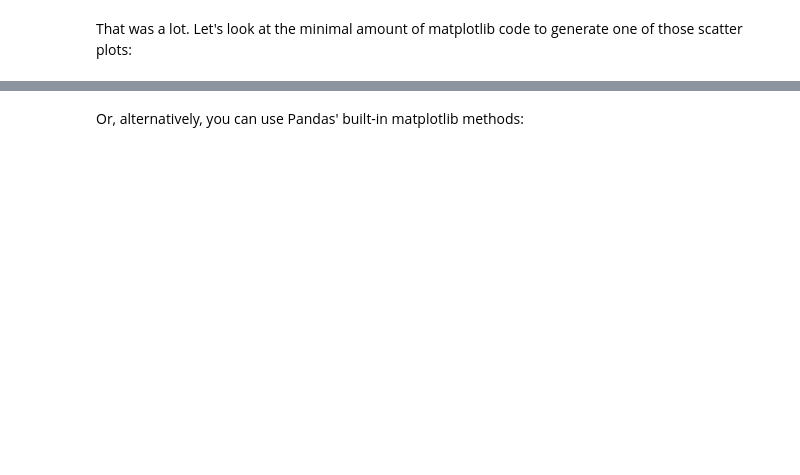
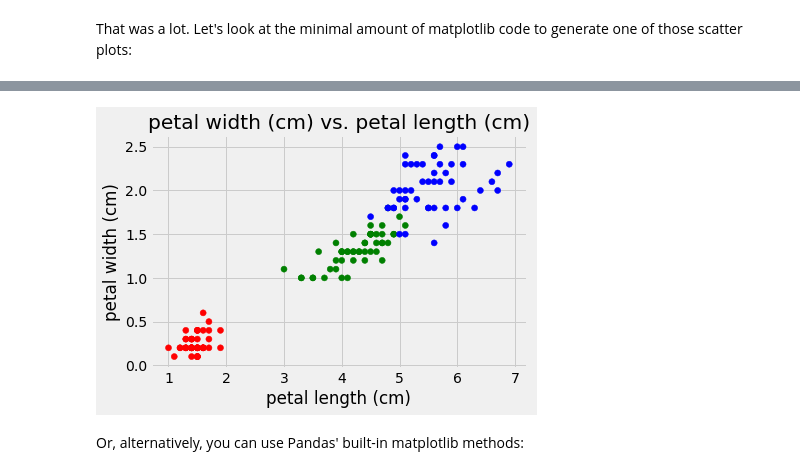
Before and after one commit to nzufelt/jupyter_notebooks_ML_2018, a Jupyter notebook: lessons/Intro_to_jupyter.ipynb, the cells around one changed output, grey strips where cells are left out. Saved outputs shown, nothing was run; the diff lists cells and outputs as text; code cells hidden in the pictures; blank space fills up the shorter version.

```diff
--- a/lessons/Intro_to_jupyter.ipynb
+++ b/lessons/Intro_to_jupyter.ipynb
@@ -175,14 +304,16 @@ That was a lot.  Let's look at the minimal amount of matplotlib code to generate
 # %%
 # Create a list of colors from the elements of the Species column
 colors = {species: color for species, color in zip(df.species.unique(),['r','g','b'])}
 color_column = df.species.map(colors)
 
 x = "petal length (cm)"
 y = "petal width (cm)"
-plt.scatter(df[x], df[x], c=color_column)
+plt.scatter(df[x], df[y], c=color_column)
 plt.xlabel(x)
 plt.ylabel(y)
 plt.title("{} vs. {}".format(y,x));
+# %% [output]
+[figure, added]
 # %% [markdown]
 Or, alternatively, you can use Pandas' built-in matplotlib methods:
 # %%
```
Also changed, not shown: parts of 30 cells of this notebook, 3 other files.
